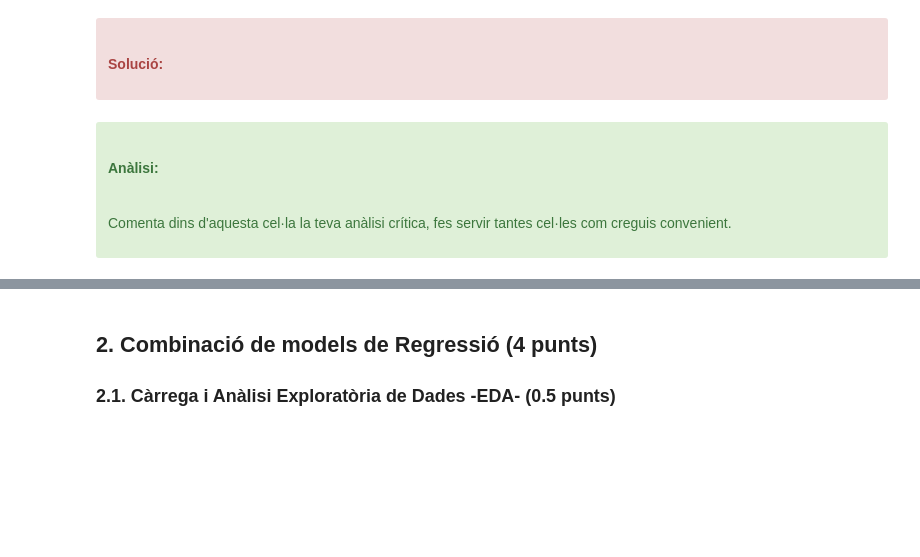
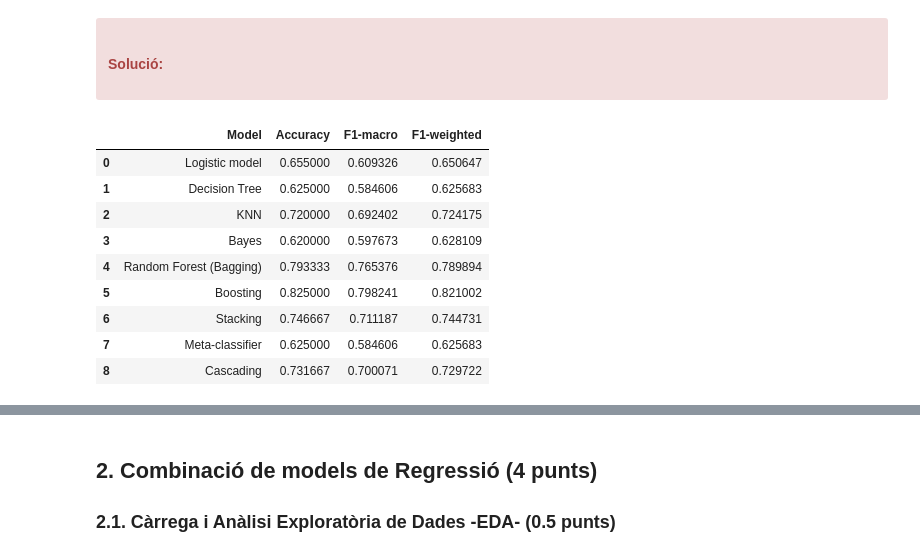
Before and after one commit to marc7666/PAC4-aprenentatge-automatic, a Jupyter notebook: M2_991_20242_PAC4_Enunciat.ipynb, the cells around one changed output, grey strips where cells are left out. Drawn from its saved outputs; the diff is of its cells as text; code cells hidden in the pictures; blank space fills up the shorter version.

```diff
--- a/M2_991_20242_PAC4_Enunciat.ipynb
+++ b/M2_991_20242_PAC4_Enunciat.ipynb
@@ -1058,4 +1077,5 @@ X_test_cascading = np.column_stack((X_test_no_outliers, regression_predictions,
 # %%
-from sklearn.model_selection import cross_val_score
+from sklearn.model_selection import cross_validate
 # Meta classificador GradientBoosting òptim (anteriorment entrenat) perquè és el que millors resultats ha donat amb les classes minoritaries
-cross_validation_score = cross_val_score(estimator=gradient_optimal, X=X_test_cascading, y=y_test, cv=5, scoring='f1_macro')
+boosting_meta_classifier = GradientBoostingClassifier()
+boosting_meta_classifier.fit(X_training_cascading, y_train_balanced)
@@ -1067,0 +1084,3 @@ F1 macro mitjana: 0.6571099711179897
+# %%
+meta_classifier_predictions = boosting_meta_classifier.predict(X_test_cascading)
+print(classification_report(y_test, meta_classifier_predictions))
@@ -1176,7 +1203,46 @@ Si es compara el classificador amb cascada amb el meta-classificador, es pot obs
-# %% [markdown]
-<div class="alert alert-block alert-success">
-<h4>Anàlisi:</h4>
-
-Comenta dins d'aquesta cel·la la teva anàlisi crítica, fes servir tantes cel·les com creguis convenient.
-
-</div>
+# %%
+from sklearn.metrics import accuracy_score
+models_info = {"Model": ["Logistic model", "Decision Tree", "KNN", "Bayes", "Random Forest (Bagging)", "Boosting",
+                                 "Stacking", "Meta-classifier", "Cascading"],
+                       "Accuracy": [accuracy_score(y_test, regression_predictions),
+                                   accuracy_score(y_test, tree_predictions),
+                                   accuracy_score(y_test, knn_predictions),
+                                   accuracy_score(y_test, bayes_predictions),
+                                   accuracy_score(y_test, random_forest_predictions),
+                                   accuracy_score(y_test, gradient_predictions),
+                                   accuracy_score(y_test, stacking_predictions),
+                                   accuracy_score(y_test, meta_classifier_predictions),
+                                   accuracy_score(y_test, predictions_cascading)],
+                       "F1-macro": [f1_score(y_test, regression_predictions, average="macro"),
+                                   f1_score(y_test, tree_predictions, average="macro"),
+                                   f1_score(y_test, knn_predictions, average="macro"),
+                                   f1_score(y_test, bayes_predictions, average="macro"),
+                                   f1_score(y_test, random_forest_predictions, average="macro"),
+                                   f1_score(y_test, gradient_predictions, average="macro"),
+                                   f1_score(y_test, stacking_predictions, average="macro"),
+                                   f1_score(y_test, meta_classifier_predictions, average="macro"),
+                                   f1_score(y_test, predictions_cascading, average="macro")],
+                       "F1-weighted": [f1_score(y_test, regression_predictions, average="weighted"),
+                                      f1_score(y_test, tree_predictions, average="weighted"),
+                                      f1_score(y_test, knn_predictions, average="weighted"),
+                                      f1_score(y_test, bayes_predictions, average="weighted"),
+                                      f1_score(y_test, random_forest_predictions, average="weighted"),
+                                      f1_score(y_test, gradient_predictions, average="weighted"),
+                                      f1_score(y_test, stacking_predictions, average="weighted"),
+                                      f1_score(y_test, meta_classifier_predictions, average="weighted"),
+                                      f1_score(y_test, predictions_cascading, average="weighted")]
+              }
+df_metrics = pd.DataFrame(data=models_info)
+# %%
+df_metrics
+# %% [output]
+|  | Model | Accuracy | F1-macro | F1-weighted |
+| 0 | Logistic model | 0.655000 | 0.609326 | 0.650647 |
+| 1 | Decision Tree | 0.625000 | 0.584606 | 0.625683 |
+| 2 | KNN | 0.720000 | 0.692402 | 0.724175 |
+| 3 | Bayes | 0.620000 | 0.597673 | 0.628109 |
+| 4 | Random Forest (Bagging) | 0.793333 | 0.765376 | 0.789894 |
+| 5 | Boosting | 0.825000 | 0.798241 | 0.821002 |
+| 6 | Stacking | 0.746667 | 0.711187 | 0.744731 |
+| 7 | Meta-classifier | 0.625000 | 0.584606 | 0.625683 |
+| 8 | Cascading | 0.731667 | 0.700071 | 0.729722 |
```
Also changed, not shown: parts of 11 cells of this notebook.
